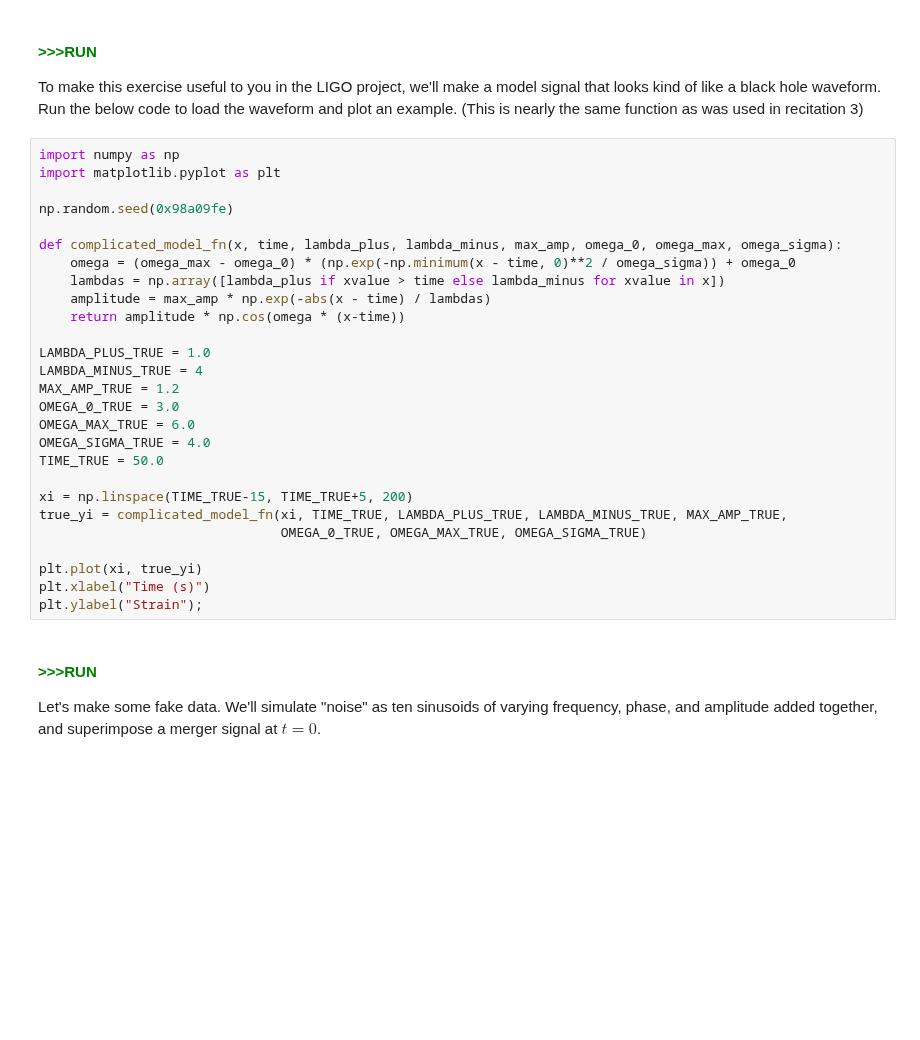
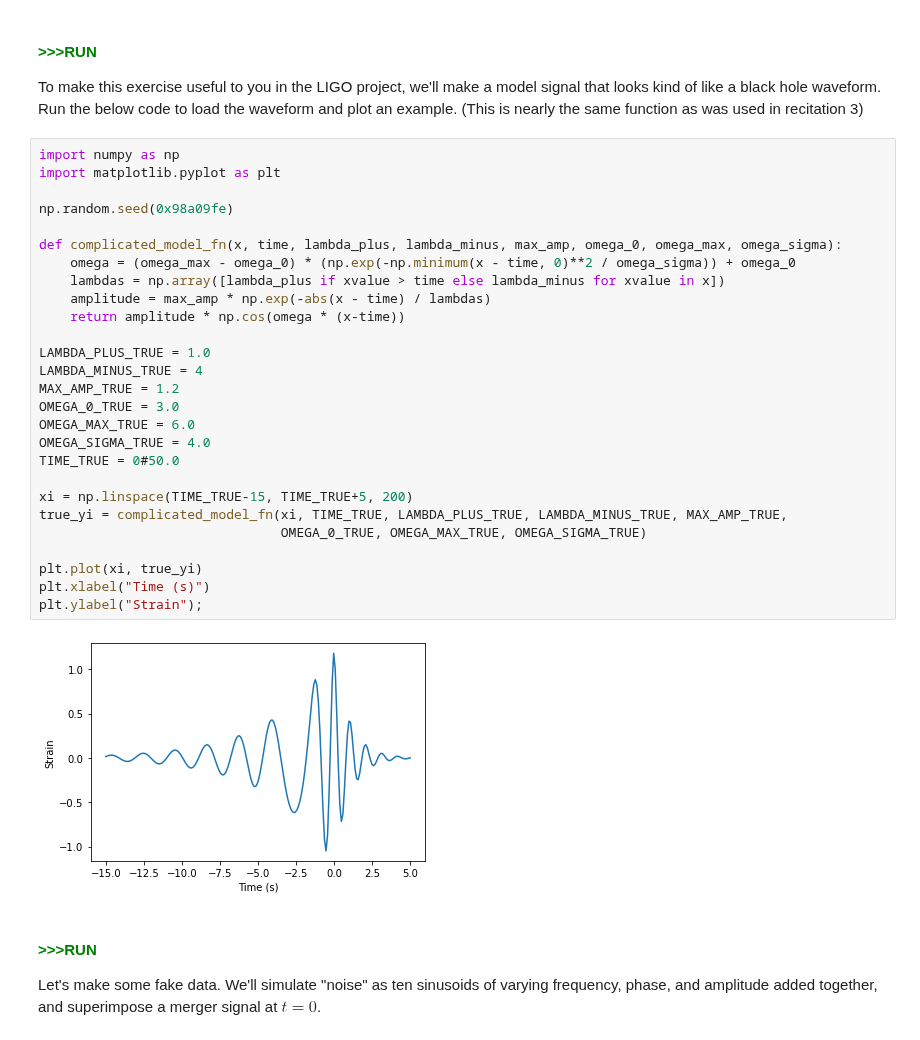
Before and after one commit to MIT-8s50/course, a Jupyter notebook: Recitation5/Recitation_05_learner.ipynb, the cells around one changed output. Saved outputs shown, nothing was run; the diff lists cells and outputs as text; blank space fills up the shorter version.

```diff
--- a/Recitation5/Recitation_05_learner.ipynb
+++ b/Recitation5/Recitation_05_learner.ipynb
@@ -73,30 +73,32 @@ plt.ylabel("Strain");
 # %%
 import numpy as np
 import matplotlib.pyplot as plt
 
 np.random.seed(0x98a09fe)
 
 def complicated_model_fn(x, time, lambda_plus, lambda_minus, max_amp, omega_0, omega_max, omega_sigma):
     omega = (omega_max - omega_0) * (np.exp(-np.minimum(x - time, 0)**2 / omega_sigma)) + omega_0
     lambdas = np.array([lambda_plus if xvalue > time else lambda_minus for xvalue in x])
     amplitude = max_amp * np.exp(-abs(x - time) / lambdas)
     return amplitude * np.cos(omega * (x-time))
 
 LAMBDA_PLUS_TRUE = 1.0
 LAMBDA_MINUS_TRUE = 4
 MAX_AMP_TRUE = 1.2
 OMEGA_0_TRUE = 3.0
 OMEGA_MAX_TRUE = 6.0
 OMEGA_SIGMA_TRUE = 4.0
-TIME_TRUE = 50.0
+TIME_TRUE = 0#50.0
 
 xi = np.linspace(TIME_TRUE-15, TIME_TRUE+5, 200)
 true_yi = complicated_model_fn(xi, TIME_TRUE, LAMBDA_PLUS_TRUE, LAMBDA_MINUS_TRUE, MAX_AMP_TRUE,
                                OMEGA_0_TRUE, OMEGA_MAX_TRUE, OMEGA_SIGMA_TRUE)
 
 plt.plot(xi, true_yi)
 plt.xlabel("Time (s)")
 plt.ylabel("Strain");
+# %% [output]
+[figure, added]
 # %% [markdown]
 <!--start-block-->
 #### <span style="color:green">>>>RUN</span>
```
Also changed, not shown: parts of 11 cells of this notebook, 8 other files.
